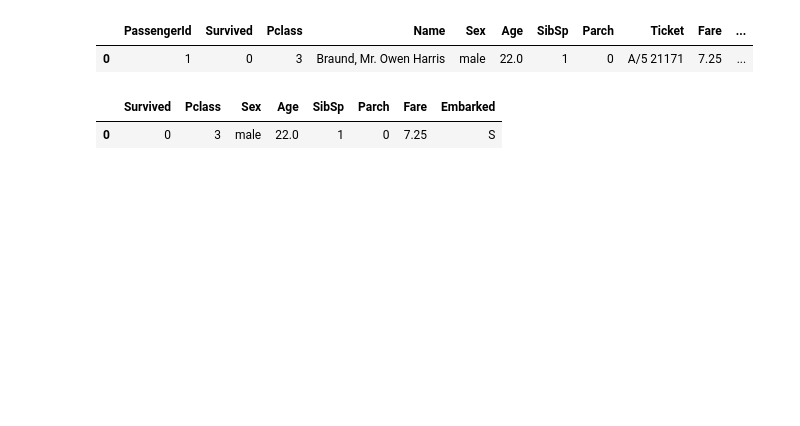
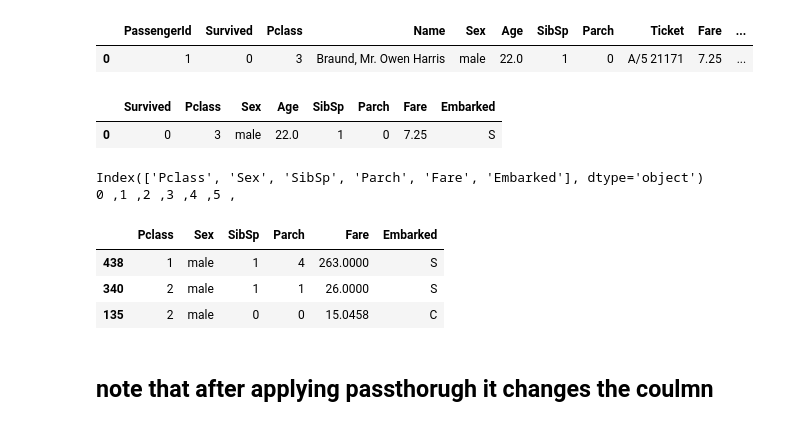
Before and after one commit to sharyark/ML_DL_With_Pytorch, a Jupyter notebook: 100_day_of_machine_learning/05.2Pipeline_in_sklearn/Untitled.ipynb, the cells around one changed output. Drawn from its saved outputs; the diff is of its cells as text; code cells hidden in the pictures; blank space fills up the shorter version.

```diff
--- a/100_day_of_machine_learning/05.2Pipeline_in_sklearn/Untitled.ipynb
+++ b/100_day_of_machine_learning/05.2Pipeline_in_sklearn/Untitled.ipynb
@@ -24,7 +24,23 @@ df.head(1)
 |  | Survived | Pclass | Sex | Age | SibSp | Parch | Fare | Embarked |
 | 0 | 0 | 3 | male | 22.0 | 1 | 0 | 7.25 | S |
 # %%
-X_train, X_test, y_train, y_test = train_test_split( df.drop(columns='Survived'), df['Survived'], test_size=0.2)
+X_train, X_test, y_train, y_test = train_test_split( df.drop(columns=['Age','Survived']), df['Survived'], test_size=0.2)
+# %%
+print(X_train.columns)
+for i in range(len(X_train.columns)):
+    print(i,',',end='')
+# %% [output]
+Index(['Pclass', 'Sex', 'SibSp', 'Parch', 'Fare', 'Embarked'], dtype='object')
+0 ,1 ,2 ,3 ,4 ,5 ,
+# %%
+X_train.head(3)
+
+# X_train.columns.get_loc('Embarked')
+# %% [output]
+|  | Pclass | Sex | SibSp | Parch | Fare | Embarked |
+| 438 | 1 | male | 1 | 4 | 263.0000 | S |
+| 340 | 2 | male | 1 | 1 | 26.0000 | S |
+| 135 | 2 | male | 0 | 0 | 15.0458 | C |
 # %%
 # simple imputer
 trf1 = ColumnTransformer([
@@ -33,0 +52,2 @@ trf1 = ColumnTransformer([
+# %% [markdown]
+## note that after applying passthorugh it changes the coulmn
```
Also changed, not shown: parts of 9 cells of this notebook, 2 other files.
